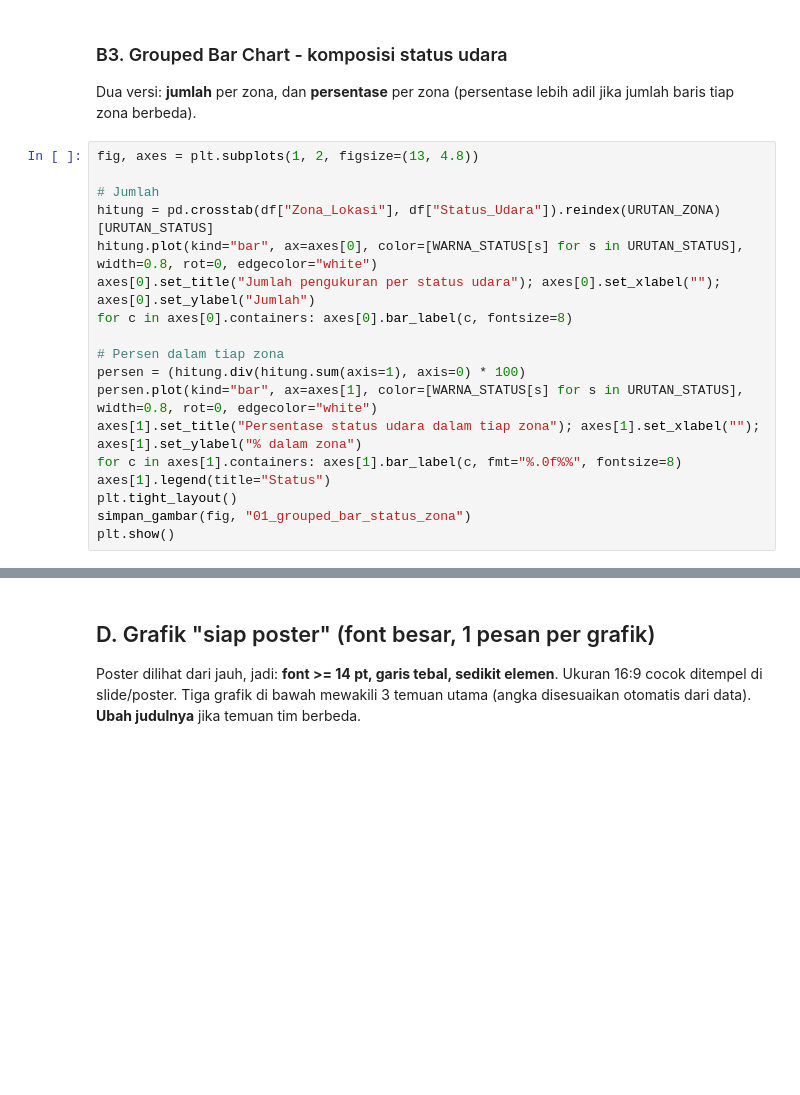
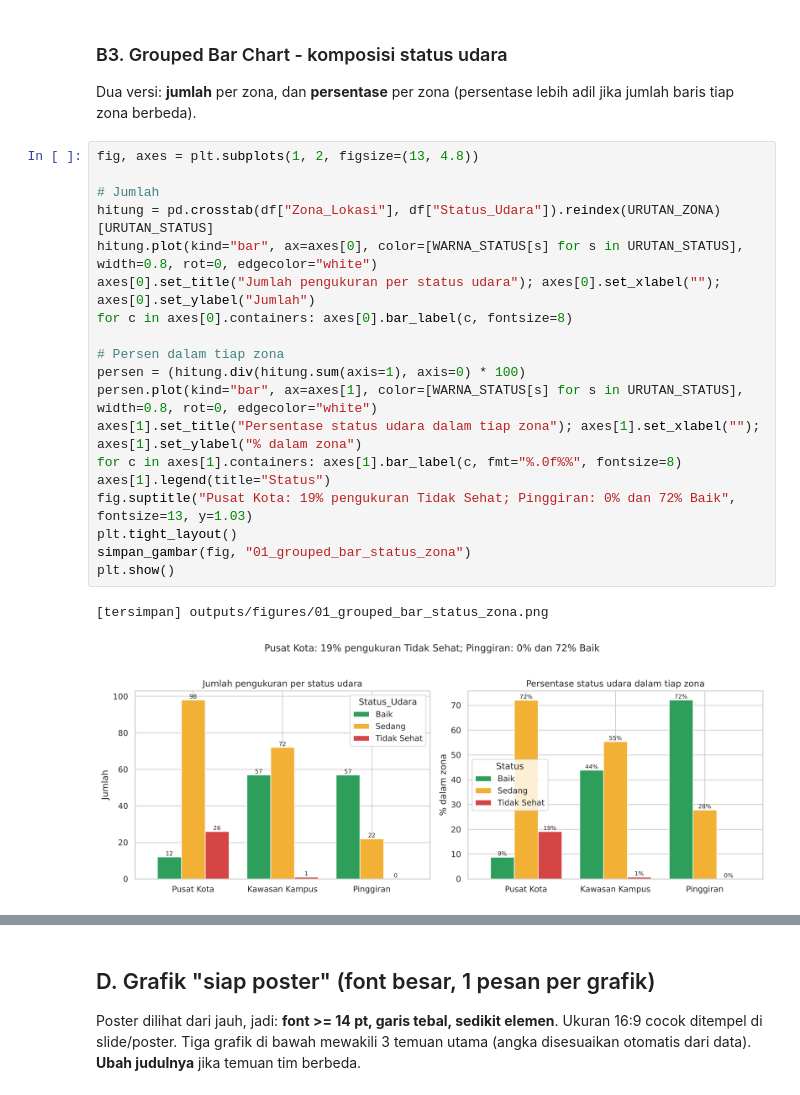
Before and after one commit to Tur-ai/udara-mobilitas-statsprob, a Jupyter notebook: notebooks/04_Data_Visualizer.ipynb, the cells around one changed output, grey strips where cells are left out. Cells and saved outputs as stored; diff of their text form; blank space fills up the shorter version.

```diff
--- a/notebooks/04_Data_Visualizer.ipynb
+++ b/notebooks/04_Data_Visualizer.ipynb
@@ -164,21 +198,25 @@ Dua versi: **jumlah** per zona, dan **persentase** per zona (persentase lebih ad
 # %%
 fig, axes = plt.subplots(1, 2, figsize=(13, 4.8))
 
 # Jumlah
 hitung = pd.crosstab(df["Zona_Lokasi"], df["Status_Udara"]).reindex(URUTAN_ZONA)[URUTAN_STATUS]
 hitung.plot(kind="bar", ax=axes[0], color=[WARNA_STATUS[s] for s in URUTAN_STATUS], width=0.8, rot=0, edgecolor="white")
 axes[0].set_title("Jumlah pengukuran per status udara"); axes[0].set_xlabel(""); axes[0].set_ylabel("Jumlah")
 for c in axes[0].containers: axes[0].bar_label(c, fontsize=8)
 
 # Persen dalam tiap zona
 persen = (hitung.div(hitung.sum(axis=1), axis=0) * 100)
 persen.plot(kind="bar", ax=axes[1], color=[WARNA_STATUS[s] for s in URUTAN_STATUS], width=0.8, rot=0, edgecolor="white")
 axes[1].set_title("Persentase status udara dalam tiap zona"); axes[1].set_xlabel(""); axes[1].set_ylabel("% dalam zona")
 for c in axes[1].containers: axes[1].bar_label(c, fmt="%.0f%%", fontsize=8)
 axes[1].legend(title="Status")
+fig.suptitle("Pusat Kota: 19% pengukuran Tidak Sehat; Pinggiran: 0% dan 72% Baik", fontsize=13, y=1.03)
 plt.tight_layout()
 simpan_gambar(fig, "01_grouped_bar_status_zona")
 plt.show()
+# %% [output]
+[tersimpan] outputs/figures/01_grouped_bar_status_zona.png
+[figure, added]
 # %%
 # Versi kedua: status udara menurut Jam Sibuk (kaitkan dengan uji Chi-Square)
 hitung2 = pd.crosstab(df["Jam_Sibuk"], df["Status_Udara"])[URUTAN_STATUS]
```
Also changed, not shown: parts of 14 cells of this notebook, 1 other file.
